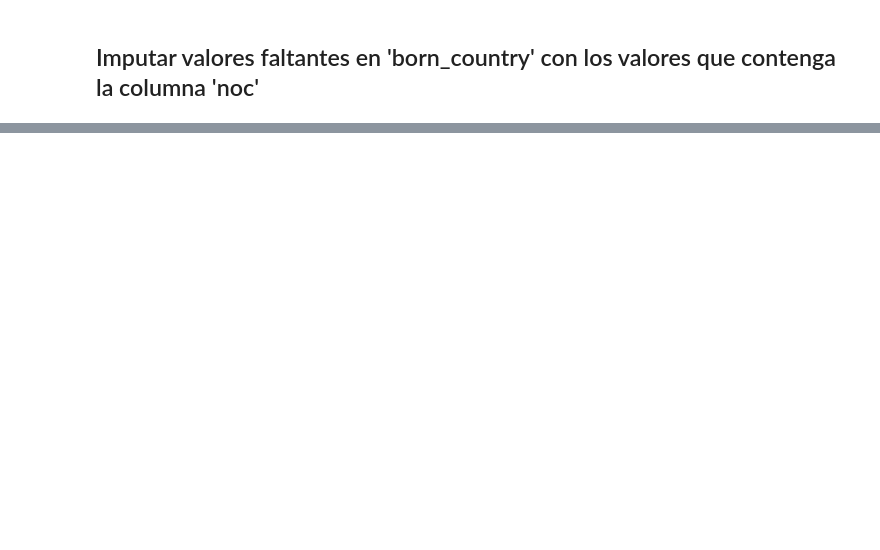
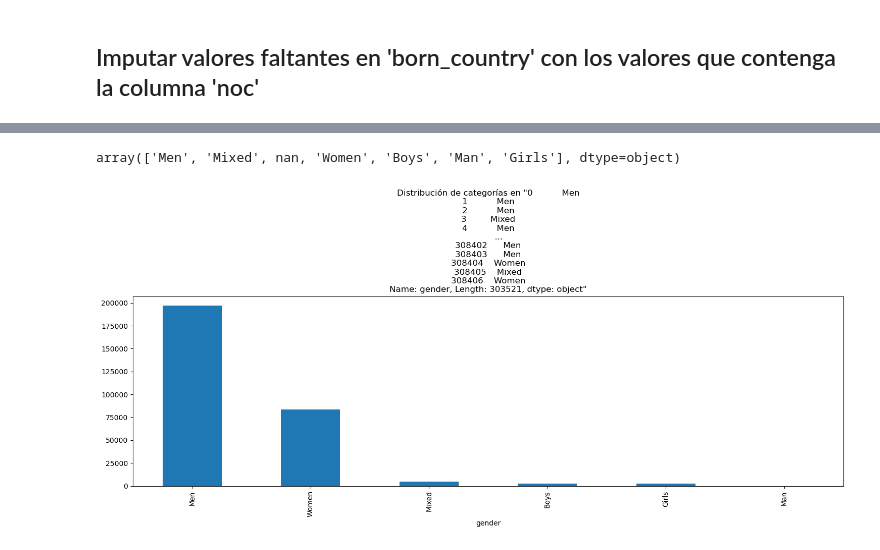
Before and after one commit to CobaltHeron/Project-02_Olympic-Games-Analysis, a Jupyter notebook: main.ipynb, the cells around one changed output, grey strips where cells are left out. Cells and saved outputs as stored; diff of their text form; code cells hidden in the pictures; blank space fills up the shorter version.

```diff
--- a/main.ipynb
+++ b/main.ipynb
@@ -816,0 +916,13 @@ memory usage: 35.0+ MB
+# %%
+merged_df['gender'].unique()
+# %% [output]
+array(['Men', 'Mixed', nan, 'Women', 'Boys', 'Man', 'Girls'], dtype=object)
+# %%
+plt.figure(figsize=(15, 7))
+merged_df['gender'].value_counts().plot(kind='bar')
+plt.title(f'Distribución de categorías en "{merged_df['gender']}"')
+plt.xticks(rotation=90)
+plt.tight_layout()
+plt.show()
+# %% [output]
+[figure, added]
```
Also changed, not shown: parts of 18 cells of this notebook, 1 other file.
